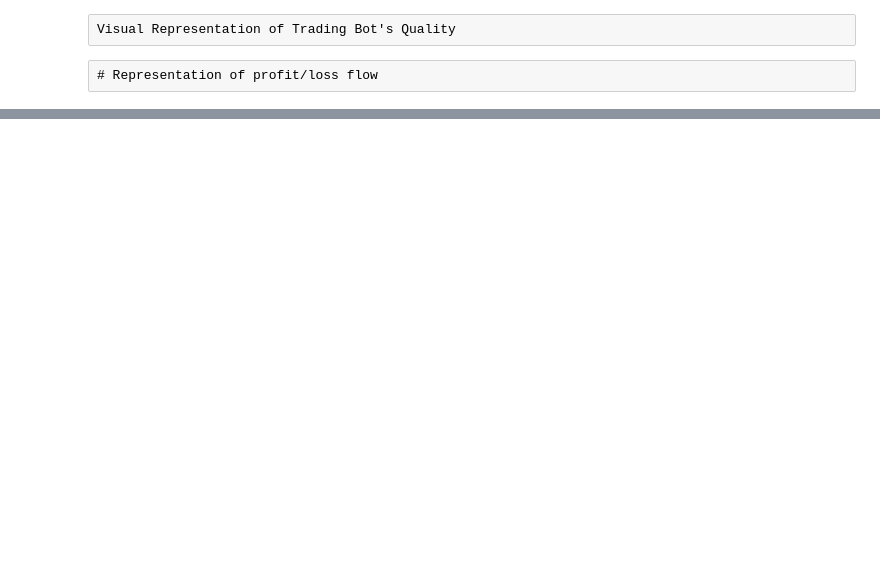
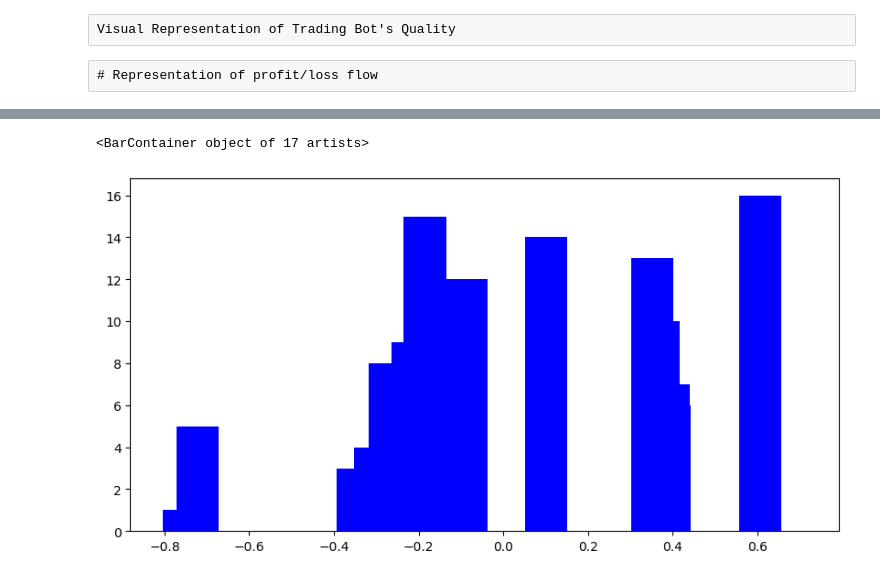
Before and after one commit to KasunKX/tradingbot-2, a Jupyter notebook: visual.ipynb, the cells around one changed output, grey strips where cells are left out. Drawn from its saved outputs; the diff is of its cells as text; code cells hidden in the pictures; blank space fills up the shorter version.

```diff
--- a/visual.ipynb
+++ b/visual.ipynb
@@ -33,0 +35,6 @@ Text(0, 0.5, 'Amount ($)')
+# %%
+plt.figure(figsize=(10,5))
+plt.bar(pnl, [i for i in range(len(pnl))], color='b', width=0.1)
+# %% [output]
+<BarContainer object of 17 artists>
+[figure, added]
```
Also changed, not shown: parts of 2 cells of this notebook, 4 other files.
